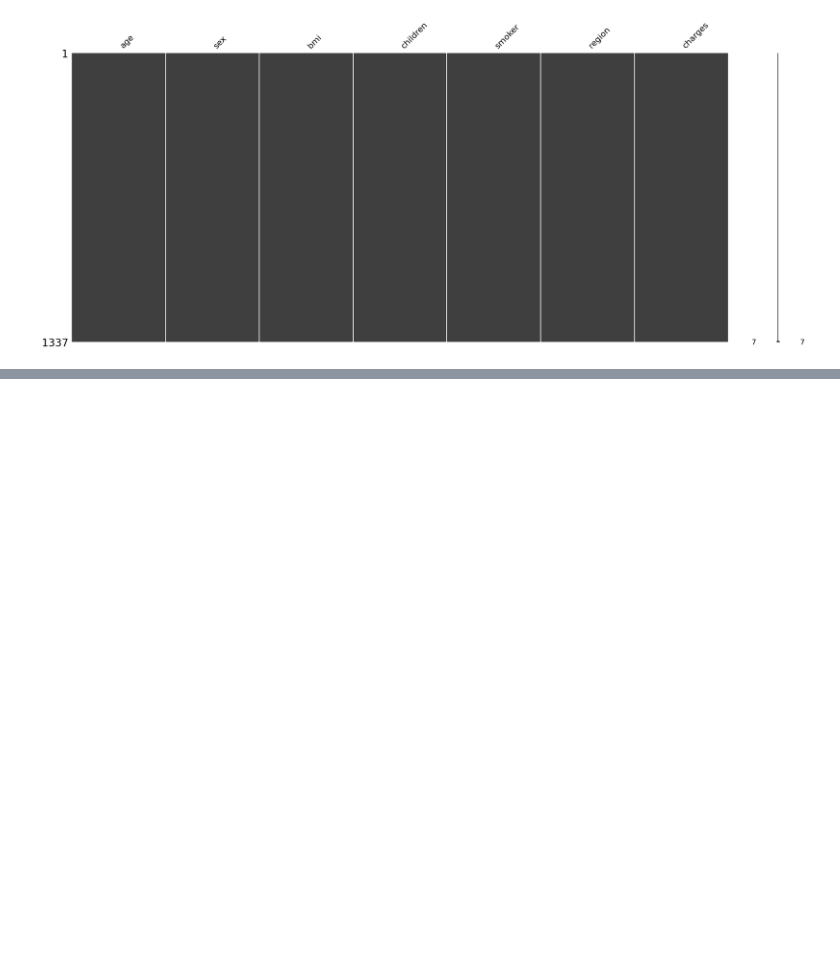
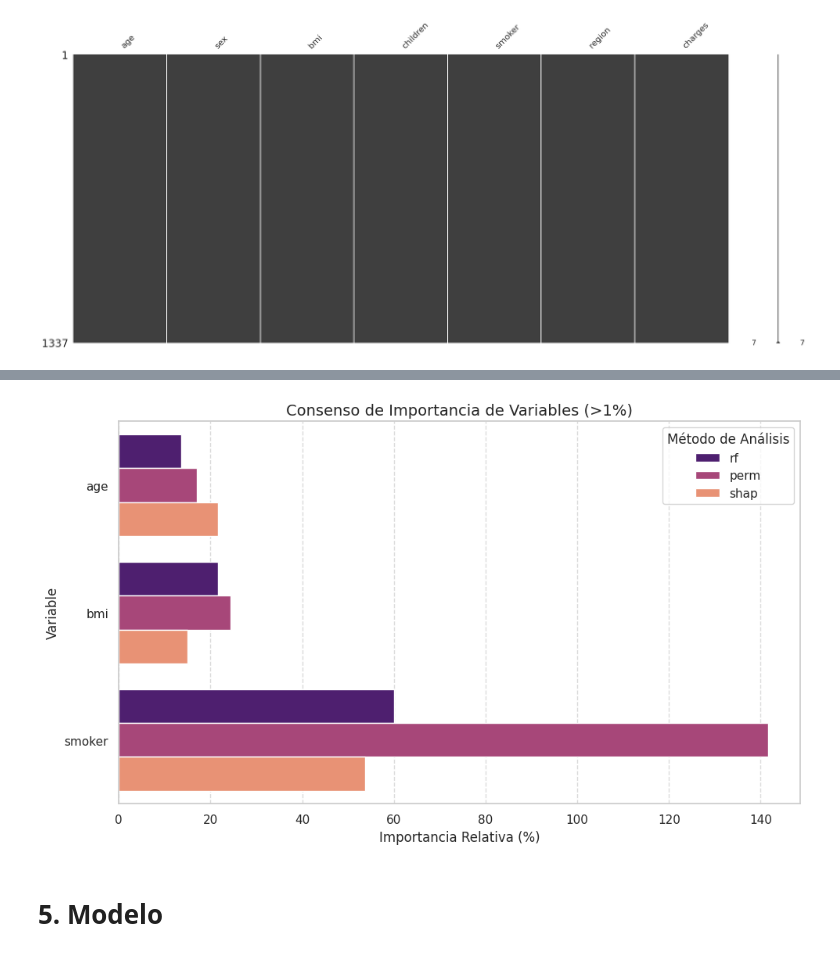
Before and after one commit to 4GeeksAcademy/steven10015-intro-ml, a Jupyter notebook: src/02-regression.ipynb, the cells around one changed output, grey strips where cells are left out. Cells and saved outputs as stored; diff of their text form; code cells hidden in the pictures; blank space fills up the shorter version.

```diff
--- a/src/02-regression.ipynb
+++ b/src/02-regression.ipynb
@@ -106,0 +122,7 @@ df.head()
+# %%
+# Definir X (predictores) y y (objetivo)
+X = df.drop('charges', axis=1)
+y = df['charges']
+
+# Dividir en entrenamiento (80%) y prueba (20%)
+X_train, X_test, y_train, y_test = train_test_split(X, y, test_size=0.2, random_state=42)
@@ -106,0 +167,23 @@ df.head()
+# %%
+# --- Gráfica de Consenso de Importancias ---
+plt.figure(figsize=(10, 6))
+
+# Transformamos el dataframe a formato "largo" para que Seaborn lo entienda mejor
+df_plot = df_importances.melt(id_vars='feature', var_name='Metodo', value_name='Importancia')
+
+# Filtramos solo las variables que pasaron el filtro para que la gráfica sea limpia
+df_plot = df_plot[df_plot['feature'].isin(df_filt['feature'])]
+
+sns.barplot(data=df_plot, x='Importancia', y='feature', hue='Metodo', palette='magma')
+
+plt.title('Consenso de Importancia de Variables (>1%)', fontsize=14)
+plt.xlabel('Importancia Relativa (%)')
+plt.ylabel('Variable')
+plt.legend(title='Método de Análisis')
+plt.grid(axis='x', linestyle='--', alpha=0.7)
+plt.tight_layout()
+plt.show()
+# %% [output]
+[figure, added]
+# %% [markdown]
+# 5. Modelo
```
Also changed, not shown: parts of 17 cells of this notebook, 6 other files.
